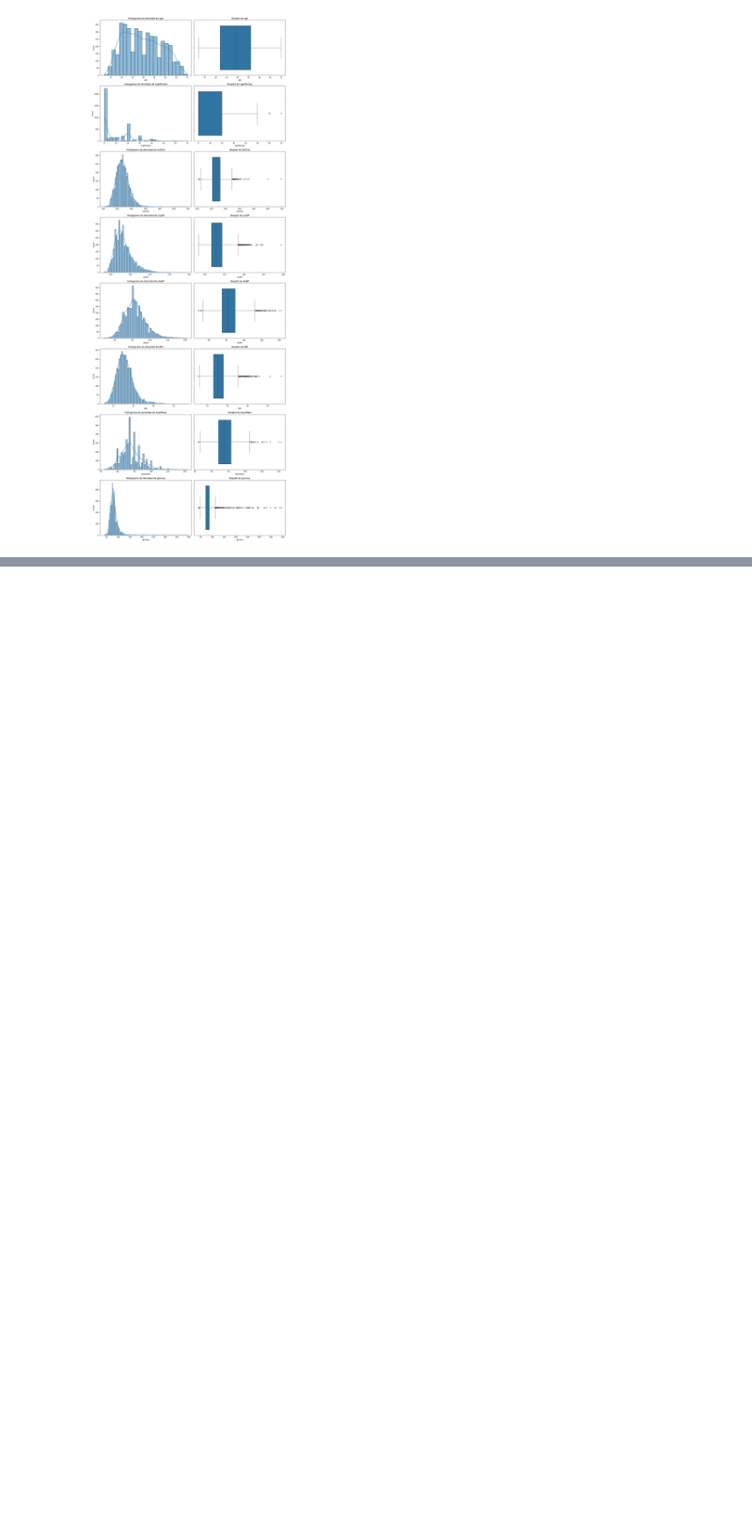
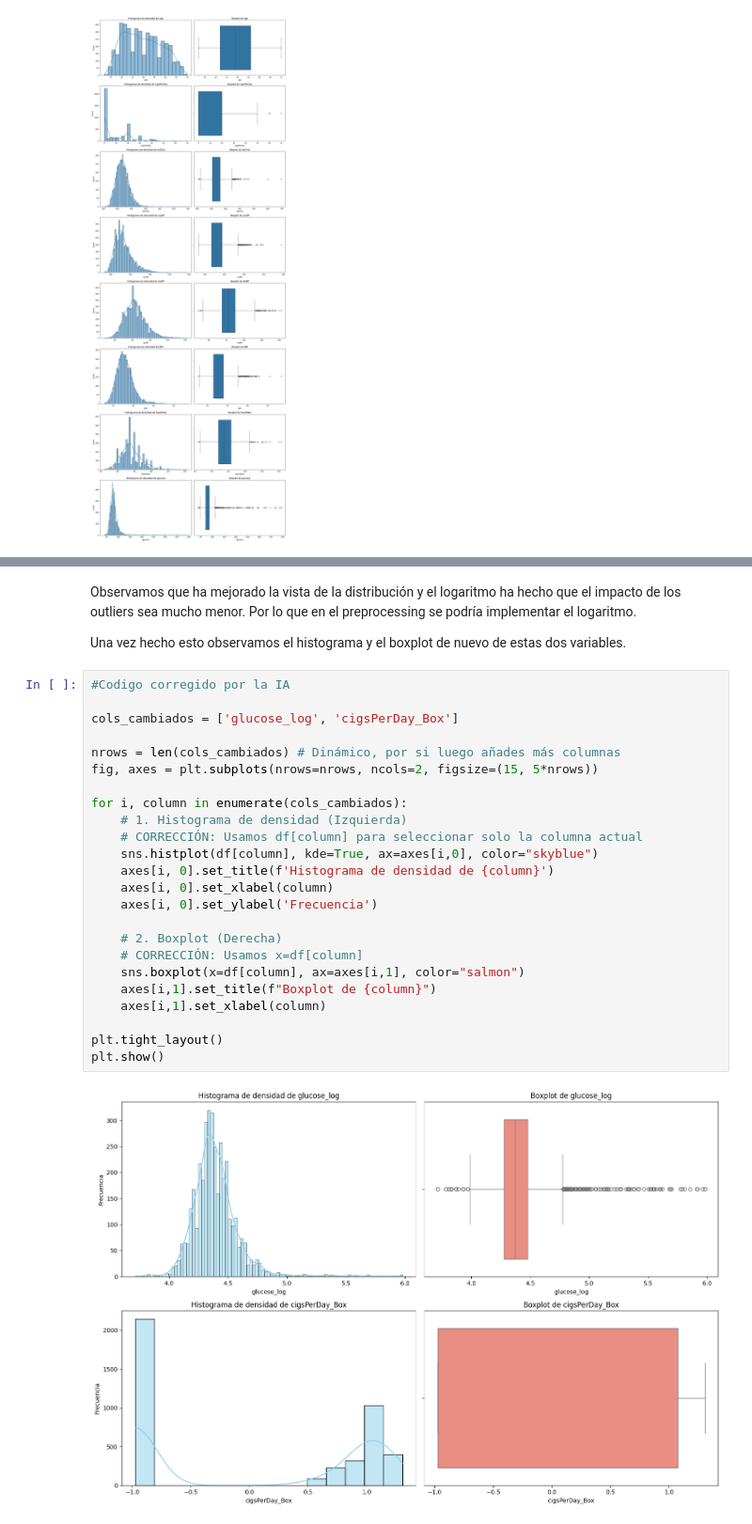
Before and after one commit to alejandrofanye/trabajo_individual_health_lifestyle_alejandrofan-yezhang, a Jupyter notebook: src/EDA.ipynb, the cells around one changed output, grey strips where cells are left out. Shown at 94% size. Cells and saved outputs as stored; diff of their text form; blank space fills up the shorter version.

```diff
--- a/src/EDA.ipynb
+++ b/src/EDA.ipynb
@@ -170,0 +257,30 @@ plt.show()
+# %% [markdown]
+Observamos que ha mejorado la vista de la distribución y el logaritmo ha hecho que el impacto de los outliers sea mucho menor. Por lo que en el preprocessing se podría implementar el logaritmo.
+
+Una vez hecho esto observamos el histograma y el boxplot de nuevo de estas dos variables.
+# %%
+#Codigo corregido por la IA
+
+cols_cambiados = ['glucose_log', 'cigsPerDay_Box']
+
+nrows = len(cols_cambiados) # Dinámico, por si luego añades más columnas
+fig, axes = plt.subplots(nrows=nrows, ncols=2, figsize=(15, 5*nrows))
+
+for i, column in enumerate(cols_cambiados):
+    # 1. Histograma de densidad (Izquierda)
+    # CORRECCIÓN: Usamos df[column] para seleccionar solo la columna actual
+    sns.histplot(df[column], kde=True, ax=axes[i,0], color="skyblue")
+    axes[i, 0].set_title(f'Histograma de densidad de {column}')
+    axes[i, 0].set_xlabel(column)
+    axes[i, 0].set_ylabel('Frecuencia')
+
+    # 2. Boxplot (Derecha)
+    # CORRECCIÓN: Usamos x=df[column]
+    sns.boxplot(x=df[column], ax=axes[i,1], color="salmon")
+    axes[i,1].set_title(f"Boxplot de {column}")
+    axes[i,1].set_xlabel(column)
+
+plt.tight_layout()
+plt.show()
+# %% [output]
+[figure, added]
```
Also changed, not shown: parts of 11 cells of this notebook.
